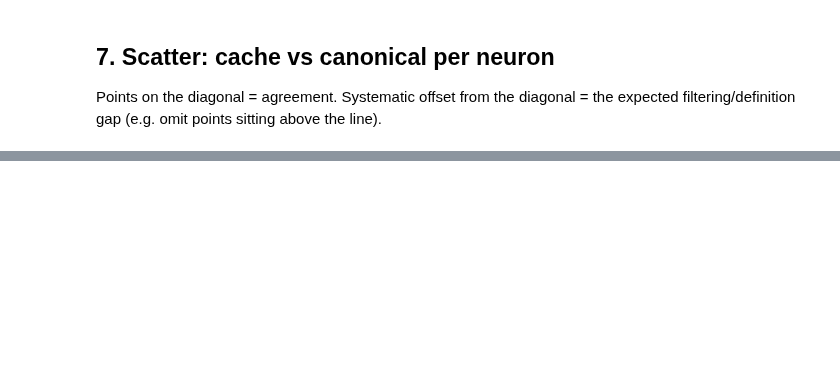
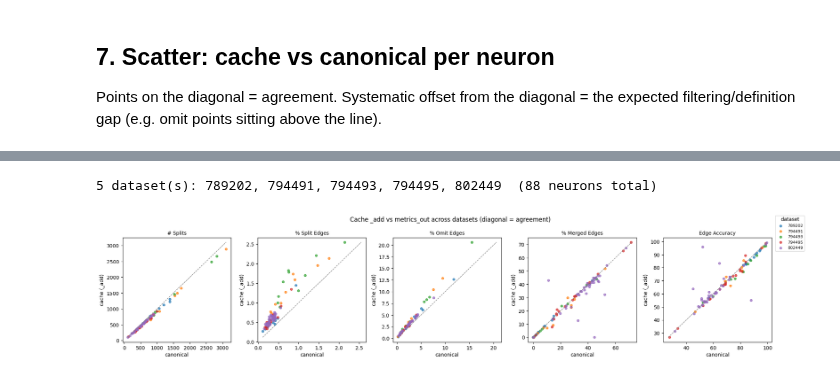
Before and after one commit to StevenZhang0116/exa-spim-agent, a Jupyter notebook: notebooks/verify_add_cache_metrics.ipynb, the cells around one changed output, grey strips where cells are left out. Cells and saved outputs as stored; diff of their text form; code cells hidden in the pictures; blank space fills up the shorter version.

```diff
--- a/notebooks/verify_add_cache_metrics.ipynb
+++ b/notebooks/verify_add_cache_metrics.ipynb
@@ -385,0 +457,42 @@ plt.show()
+# %%
+import matplotlib.pyplot as plt
+
+VERIFY_STATS_DIR = os.path.join(REPO, "exa-spim-agent/notebooks/verify_stats")
+compare_cols = ["# Splits", "% Split Edges", "% Omit Edges",
+                "% Merged Edges", "Edge Accuracy"]
+
+neuron_files = sorted(glob.glob(os.path.join(VERIFY_STATS_DIR, "*_per_neuron.csv")))
+assert neuron_files, f"no *_per_neuron.csv under {VERIFY_STATS_DIR} -- run section 8 first."
+all_neurons = pd.concat([pd.read_csv(f) for f in neuron_files], ignore_index=True)
+all_neurons["brain_id"] = all_neurons["brain_id"].astype(str)
+brains = sorted(all_neurons["brain_id"].unique())
+print(f"{len(brains)} dataset(s): {', '.join(brains)}  ({len(all_neurons)} neurons total)")
+
+# One color per dataset.
+cmap = plt.get_cmap("tab10" if len(brains) <= 10 else "tab20")
+colors = {b: cmap(i % cmap.N) for i, b in enumerate(brains)}
+
+fig, axes = plt.subplots(1, len(compare_cols), figsize=(4 * len(compare_cols), 4.2))
+for ax, col in zip(axes, compare_cols):
+    lo, hi = np.inf, -np.inf
+    for b in brains:
+        sub = all_neurons[all_neurons["brain_id"] == b]
+        x = sub[f"{col}_canon"].values
+        y = sub[f"{col}_cache"].values
+        ax.scatter(x, y, s=20, alpha=0.7, color=colors[b], label=b)
+        lo = min(lo, np.nanmin(x), np.nanmin(y))
+        hi = max(hi, np.nanmax(x), np.nanmax(y))
+    ax.plot([lo, hi], [lo, hi], "--", color="grey", lw=1)
+    ax.set_xlabel("canonical")
+    ax.set_ylabel("cache (_add)")
+    ax.set_title(col, fontsize=10)
+
+handles, labels = axes[0].get_legend_handles_labels()
+fig.legend(handles, labels, title="dataset", loc="upper right",
+           bbox_to_anchor=(1.0, 1.0), fontsize=8)
+fig.suptitle("Cache _add vs metrics_out across datasets (diagonal = agreement)")
+fig.tight_layout(rect=[0, 0, 0.96, 1])
+plt.show()
+# %% [output]
+5 dataset(s): 789202, 794491, 794493, 794495, 802449  (88 neurons total)
+[figure, added]
```
Also changed, not shown: parts of 11 cells of this notebook, 3 other files.
